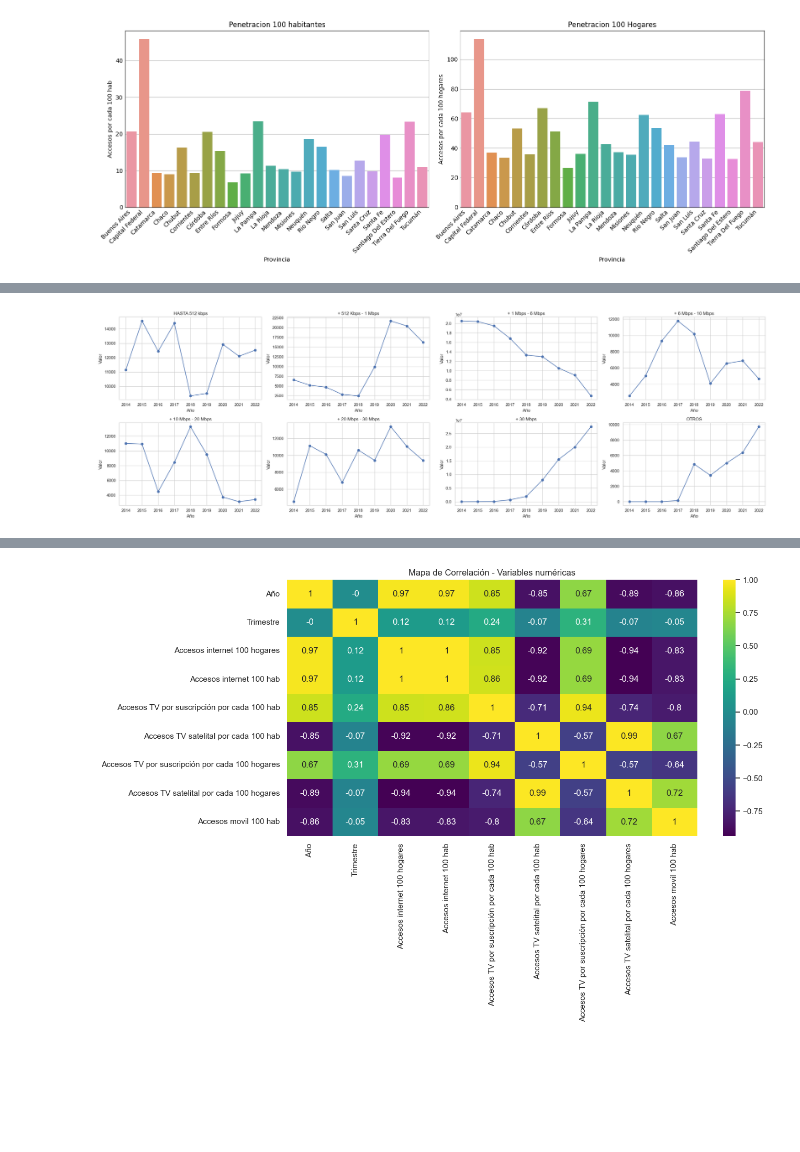
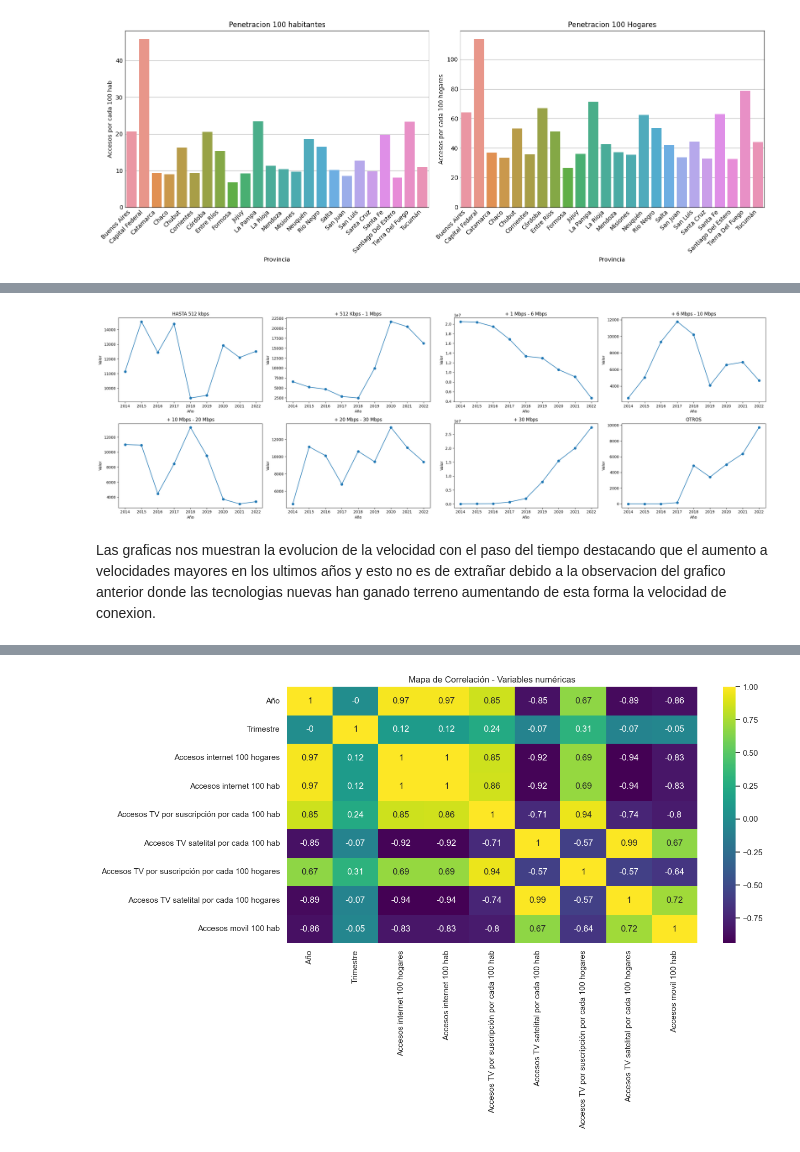
Before and after one commit to rafaelalvarez702/Telecomunicaciones, a Jupyter notebook: EDA.ipynb, the cells around one changed output, grey strips where cells are left out. Drawn from its saved outputs; the diff is of its cells as text; code cells hidden in the pictures; blank space fills up the shorter version.

```diff
--- a/EDA.ipynb
+++ b/EDA.ipynb
@@ -141,26 +171,28 @@ plt.show()
 TotalVE=df_int_acve_pro.groupby(['Año'])[['HASTA 512 kbps','+ 512 Kbps - 1 Mbps', '+ 1 Mbps - 6 Mbps', '+ 6 Mbps - 10 Mbps',
                                         '+ 10 Mbps - 20 Mbps','+ 20 Mbps - 30 Mbps','+ 30 Mbps', 'OTROS']].sum().reset_index()
 # %%
+df=TotalVE
 # Configurar subgráficos
 num_columnas = 4
-num_filas = (len(df.columns[1:]) + num_columnas - 1) // num_columnas  # Calcular el número de filas necesario
+num_filas = (len(df.columns[1:]) + num_columnas - 1) // num_columnas
 fig, axes = plt.subplots(nrows=num_filas, ncols=num_columnas, figsize=(25, 8))
 
 # Iterar a través de las columnas del DataFrame y trazar cada línea en un subplot
 for i, columna in enumerate(df.columns[1:]):
     row = i // num_columnas
     col = i % num_columnas
 
     axes[row, col].plot(df['Año'], df[columna], marker='o')
     axes[row, col].set_title(columna)
     axes[row, col].set_xlabel('Año')
     axes[row, col].set_ylabel('Valor')
 
-# Ajustar el diseño de los subgráficos
 plt.tight_layout()
 
 # Mostrar el gráfico
 plt.show()
 # %% [output]
-[figure, old version]
+[figure, new version]
+# %% [markdown]
+Las graficas nos muestran la evolucion de la velocidad con el paso del tiempo destacando que el aumento a velocidades mayores en los ultimos años y esto no es de extrañar debido a la observacion del grafico anterior donde las tecnologias nuevas han ganado terreno aumentando de esta forma la velocidad de conexion.
 # %%
```
Also changed, not shown: parts of 20 cells of this notebook, 8 other files.
